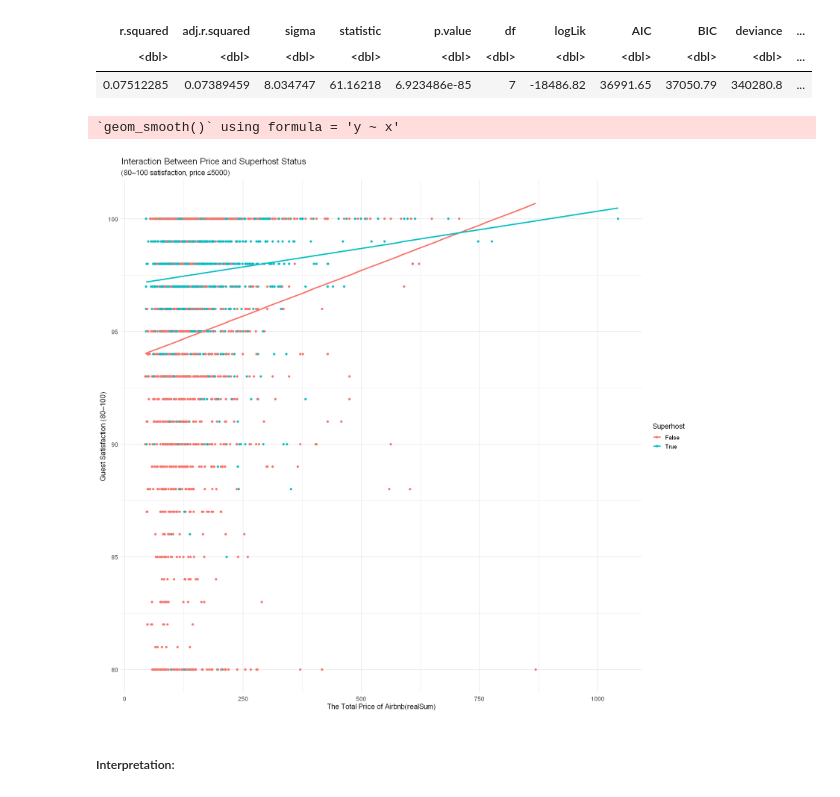
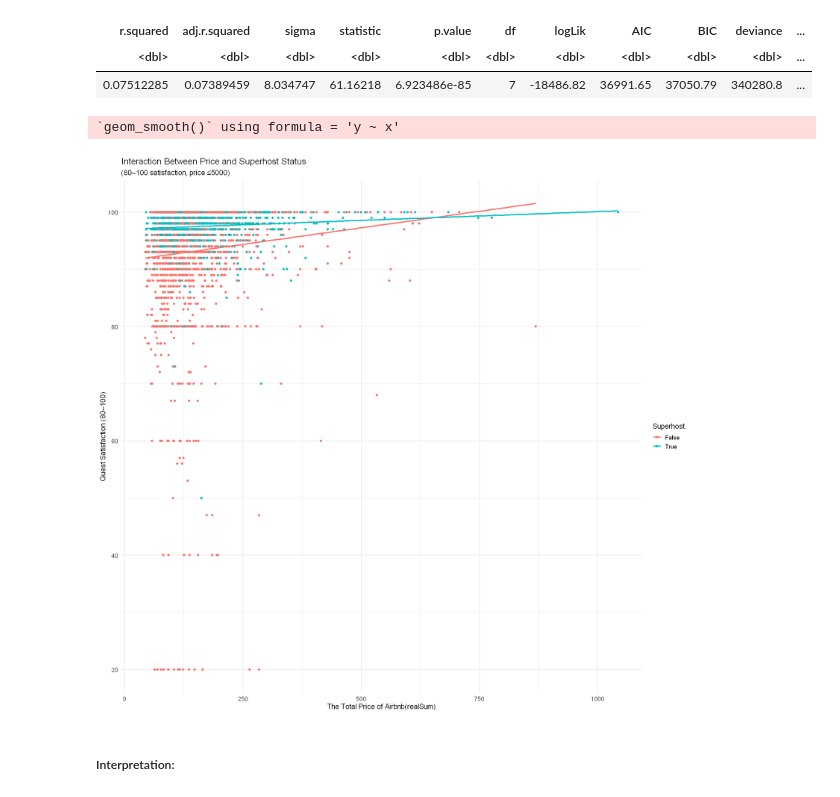
Before and after one commit to stat301-group35/Group-35-Final-Report-STAT-301-, a Jupyter notebook: final_project_stat301.ipynb, the cells around one changed output. Saved outputs shown, nothing was run; the diff lists cells and outputs as text; code cells hidden in the pictures.

Commit message:
real final final_report

```diff
--- a/final_project_stat301.ipynb
+++ b/final_project_stat301.ipynb
@@ -302,27 +320,23 @@ A tibble: 1 × 12
 | <dbl> | <dbl> | <dbl> | <dbl> | <dbl> | <dbl> | <dbl> | <dbl> | <dbl> | <dbl> | ... |
 | 0.07512285 | 0.07389459 | 8.034747 | 61.16218 | 6.923486e-85 | 7 | -18486.82 | 36991.65 | 37050.79 | 340280.8 | ... |
 # %%
-plot_df <- athens_df %>%
-        filter(guest_satisfaction_overall >= 80,
-               guest_satisfaction_overall <= 100,
-               realSum <= 5000)
-
+# Visualization of interaction effect
 int_plot <- ggplot(
-    plot_df,
+    athens,
     aes(x = realSum,
         y = guest_satisfaction_overall,
         color = host_is_superhost))+
     geom_point()+
     geom_smooth(method = "lm", se = FALSE)+
     labs(title = "Interaction Between Price and Superhost Status",
          subtitle = "(80–100 satisfaction, price ≤5000)",
          x = "The Total Price of Airbnb(realSum)",
          y = "Guest Satisfaction (80–100)",
          color = "Superhost") + theme_minimal(base_size = 14)
 int_plot
 # %% [output]
 `geom_smooth()` using formula = 'y ~ x'
-[figure, old version]
+[figure, new version]
 # %% [markdown]
 ##### Interpretation:
 # %% [markdown]
```
Also changed, not shown: parts of 1 cell of this notebook.
